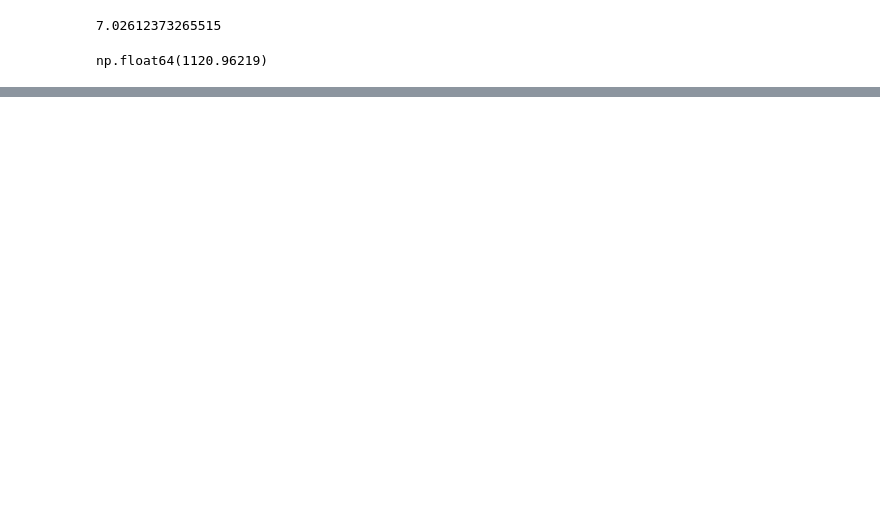
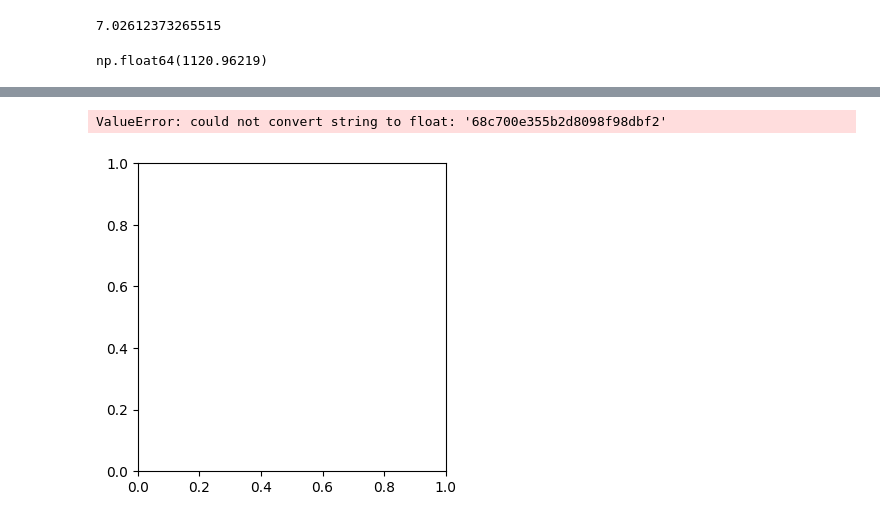
Before and after one commit to poko251/coinbase-etl, a Jupyter notebook: coinbase_notepad.ipynb, the cells around one changed output, grey strips where cells are left out. Saved outputs shown, nothing was run; the diff lists cells and outputs as text; code cells hidden in the pictures; blank space fills up the shorter version.

```diff
--- a/coinbase_notepad.ipynb
+++ b/coinbase_notepad.ipynb
@@ -113,0 +133,7 @@ np.float64(1120.96219)
+# %%
+from src.viz import plot_monthly_fees, plot_transaction_type_distribution
+
+plot_transaction_type_distribution(df_clean)
+# %% [output]
+ValueError: could not convert string to float: '68c700e355b2d8098f98dbf2'
+[figure, added]
```
Also changed, not shown: parts of 13 cells of this notebook, 7 other files.
